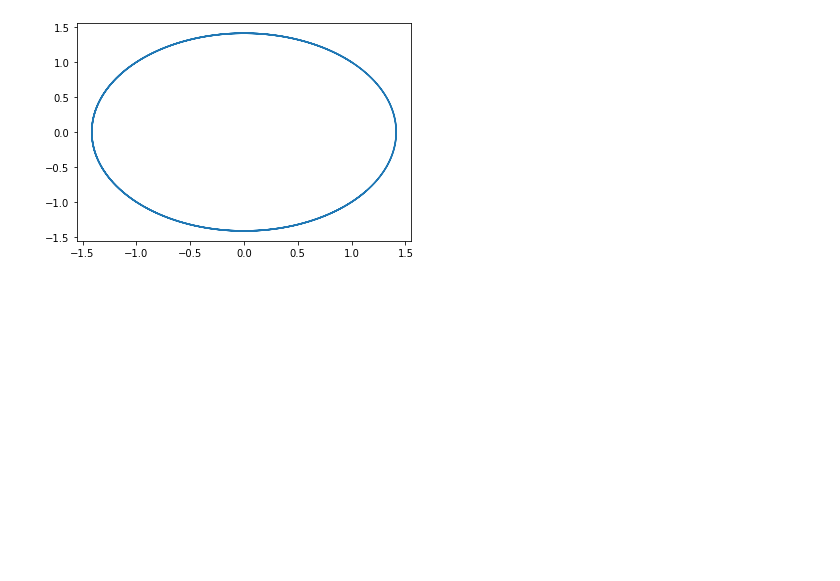
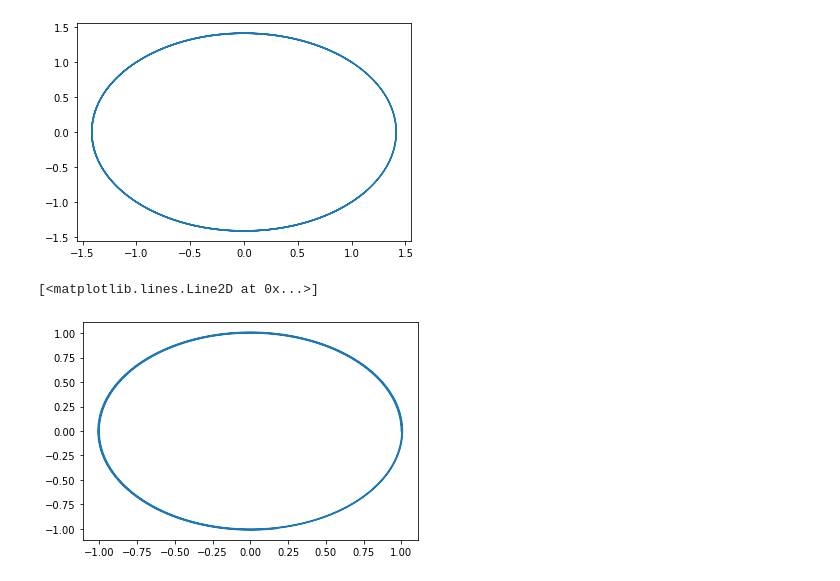
Before and after one commit to ahibis/graphics, a Jupyter notebook: test.ipynb, the cells around one changed output. Saved outputs shown, nothing was run; the diff lists cells and outputs as text; code cells hidden in the pictures; blank space fills up the shorter version.

```diff
--- a/test.ipynb
+++ b/test.ipynb
@@ -71,11 +71,14 @@ plt.plot(X,Y)
 # %%
 import matplotlib.pyplot as plt
 from numpy import *
-growth = 1 # уведичение с каждой иттерацией
+growth = 1.1 # уведичение с каждой иттерацией
 angle = pi/90 # угол изменения с каждой иттерацией
 count = 500 # кол-во иттерацией
 maxAngle = angle*count
 t = linspace(0,maxAngle,count);
 x = cos(t) * growth**(t/maxAngle)
 y = sin(t) * growth**(t/maxAngle)
 plt.plot(x,y)
+# %% [output]
+[<matplotlib.lines.Line2D at 0x...>]
+[figure, added]
```
